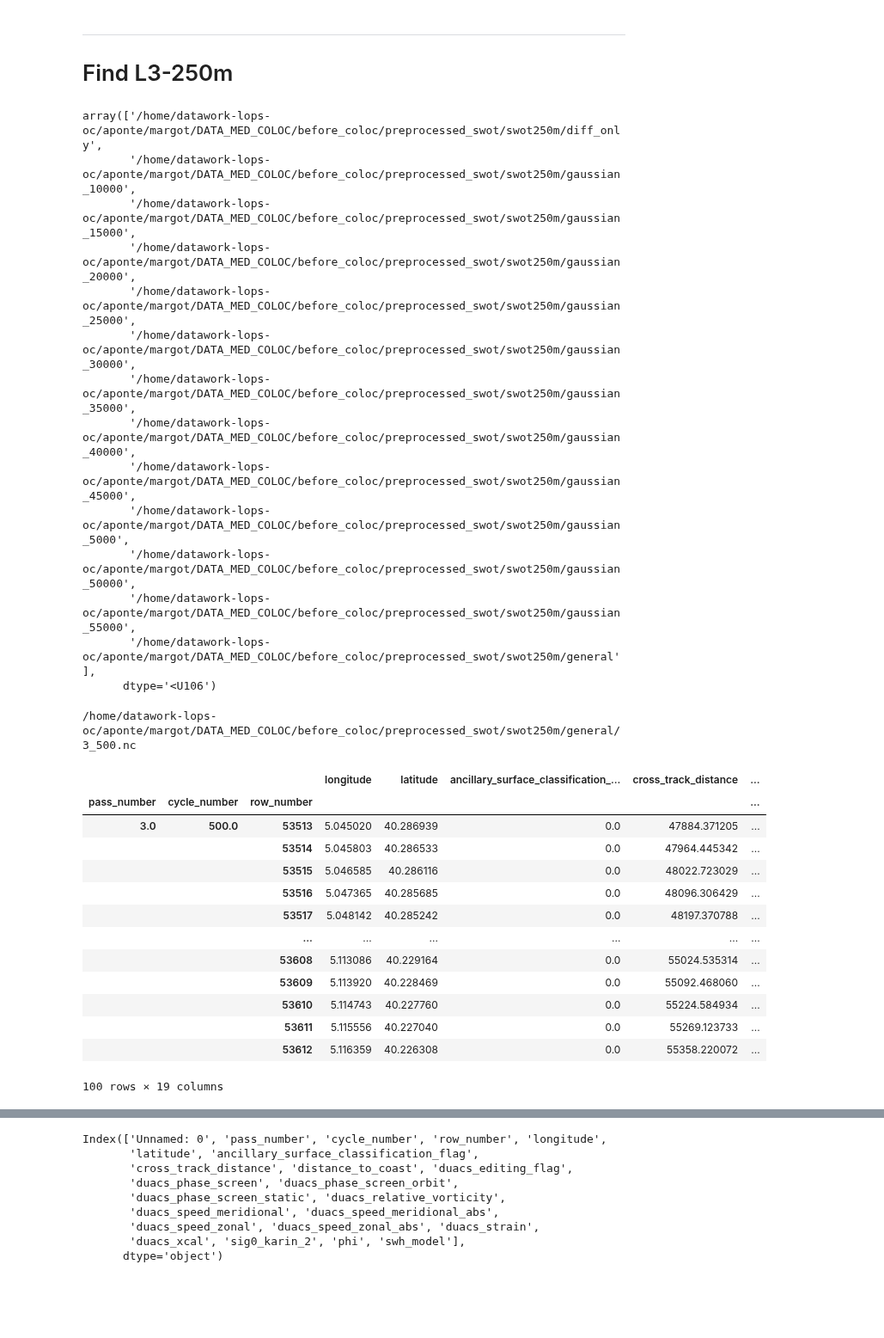
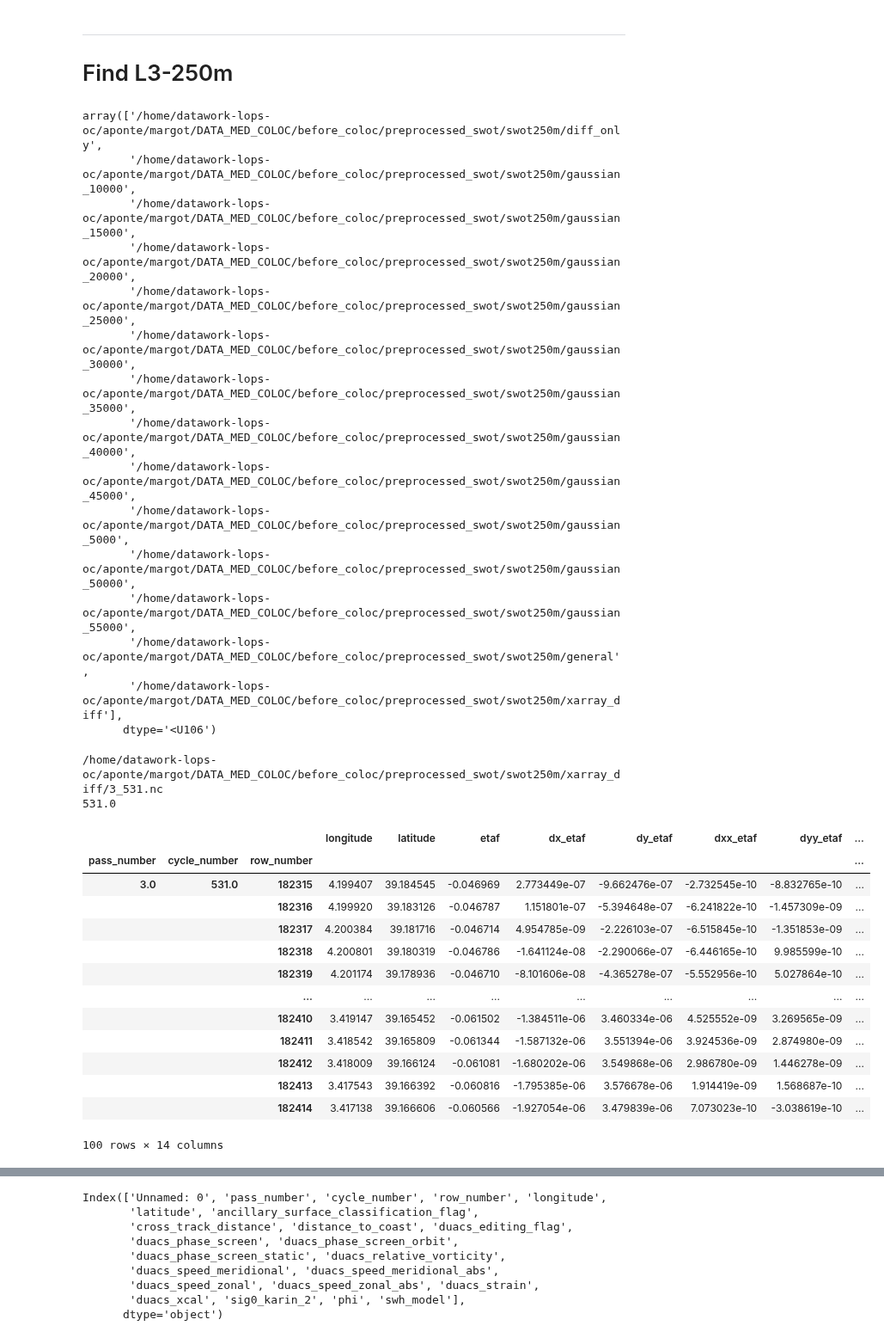
Before and after one commit to margot-demol/med_analysis, a Jupyter notebook: 02_coloc_files/02_csv_altimetry_coloc.ipynb, the cells around one changed output, grey strips where cells are left out. Shown at 86% size. Cells and saved outputs as stored; diff of their text form; code cells hidden in the pictures; blank space fills up the shorter version.

```diff
--- a/02_coloc_files/02_csv_altimetry_coloc.ipynb
+++ b/02_coloc_files/02_csv_altimetry_coloc.ipynb
@@ -131,8 +132,13 @@ variables =[#'ancillary_surface_classification_flag',
 # For swot 2km
 from swot import interp_dss, rotate
 def interp_coloc_one_cycle(dfr_, dsalti):#, vars_to_rotate=[]):
-    cycle = dfr_.cycle_number.mean()
-    dsalti_ = dsalti.sel(cycle_number = cycle)
+    cycle = dfr_.cycle_number.values.mean()
+    print(cycle)
+
+    if  'cycle_number' in dsalti :
+        dsalti_ = dsalti.sel(cycle_number = cycle)
+    else:
+        dsalti_ = dsalti
 
     # ATTENTION : NEED TO REMOVE VARIABLES FOR WHICH LONGITUDE, LATITUDE ARE NOT COORDS
     dropv = []
@@ -148,8 +154,7 @@ def interp_coloc_one_cycle(dfr_, dsalti):#, vars_to_rotate=[]):
     return df_out
 
 def coloc_swot2km_cycle(dfr, dsalti):
-
-    meta = interp_coloc_one_cycle(dfr[dfr.cycle_number==500].compute(), dsalti)
+    meta = interp_coloc_one_cycle(dfr[dfr.cycle_number==531].compute(), dsalti)
 
     df_out = dfr.groupby('cycle_number').apply(interp_coloc_one_cycle, dsalti, meta=meta)
     #DF = []
@@ -225,7 +208,7 @@ ___________
 # %%
 alti_files = glob(os.path.join(zarr_dir, 'before_coloc', 'preprocessed_swot', 'swot2km', '*', '*'))
 alti_files = [f.replace('pass3', 'pass*') for f in alti_files if 'pass3' in f]
-alti_files = [f for f in alti_files if ('general' in f) | ('diff_only' in f)]
+alti_files = [f for f in alti_files if ('general' in f) | ('xarray_diff' in f)]
 alti_files
 # %% [output]
 ['/home/datawork-lops-oc/aponte/margot/DATA_MED_COLOC/before_coloc/preprocessed_swot/swot2km/general/pass*_swot2km_general.nc',
@@ -236,9 +219,9 @@ alti_files
 for i in range(len(alti_files)) :
 
     path = alti_files[i].replace('/'.join(alti_files[i].split('/')[6:10]), 'coloc_files/alti').replace('pass*', 'alticoloc').replace('.nc', '_'+colocs_source)
-    #if os.path.isfile(path) :
-    #   print(f'file already exists : {path}')
-    #   continue
+    if os.path.isfile(path) :
+       print(f'file already exists : {path}')
+       continue
 
     # Alti files
     files = glob(alti_files[i])
@@ -297,40 +311,42 @@ array(['/home/datawork-lops-oc/aponte/margot/DATA_MED_COLOC/before_coloc/preproc
        '/home/datawork-lops-oc/aponte/margot/DATA_MED_COLOC/before_coloc/preprocessed_swot/swot250m/gaussian_5000',
        '/home/datawork-lops-oc/aponte/margot/DATA_MED_COLOC/before_coloc/preprocessed_swot/swot250m/gaussian_50000',
        '/home/datawork-lops-oc/aponte/margot/DATA_MED_COLOC/before_coloc/preprocessed_swot/swot250m/gaussian_55000',
-       '/home/datawork-lops-oc/aponte/margot/DATA_MED_COLOC/before_coloc/preprocessed_swot/swot250m/general'],
+       '/home/datawork-lops-oc/aponte/margot/DATA_MED_COLOC/before_coloc/preprocessed_swot/swot250m/general',
+       '/home/datawork-lops-oc/aponte/margot/DATA_MED_COLOC/before_coloc/preprocessed_swot/swot250m/xarray_diff'],
       dtype='<U106')
 # %%
 def wrapper_interp_one_cycle(df, dir_):
-    #print(df.keys)
+    #print(list(df.keys()))
     swath = int(df.reset_index().pass_number.mean())
     cycle = int(df.reset_index().cycle_number.mean())
     path = os.path.join(dir_, f'{int(swath)}_{int(cycle)}.nc')
     try :
         dsalti = xr.open_dataset(path)
         if 'phi' in dsalti : dsalti = dsalti.reset_coords(['phi'])
         print(path)
     except :
         assert False, path
-    dfout = interp_coloc_one_cycle(df, dsalti, int(cycle))
+    dfout = interp_coloc_one_cycle(df, dsalti)
     return dfout
 
 dir_ = alti_dir[-1]
-dfr = df.where((df.pass_number==3)&(df.cycle_number==500)).dropna().iloc[0:100]
+dfr = df.where((df.pass_number==3)&(df.cycle_number==531)).dropna().iloc[0:100]
 meta = dfr.groupby(['pass_number', 'cycle_number']).apply(wrapper_interp_one_cycle, dir_)
 meta
 # %% [output]
-/home/datawork-lops-oc/aponte/margot/DATA_MED_COLOC/before_coloc/preprocessed_swot/swot250m/general/3_500.nc
+/home/datawork-lops-oc/aponte/margot/DATA_MED_COLOC/before_coloc/preprocessed_swot/swot250m/xarray_diff/3_531.nc
+531.0
-|  |  |  | longitude | latitude | ancillary_surface_classification_... | cross_track_distance | ... |
-| pass_number | cycle_number | row_number |  |  |  |  | ... |
-| 3.0 | 500.0 | 53513 | 5.045020 | 40.286939 | 0.0 | 47884.371205 | ... |
-|  |  | 53514 | 5.045803 | 40.286533 | 0.0 | 47964.445342 | ... |
-|  |  | 53515 | 5.046585 | 40.286116 | 0.0 | 48022.723029 | ... |
-|  |  | 53516 | 5.047365 | 40.285685 | 0.0 | 48096.306429 | ... |
-|  |  | 53517 | 5.048142 | 40.285242 | 0.0 | 48197.370788 | ... |
-|  |  | ... | ... | ... | ... | ... | ... |
-|  |  | 53608 | 5.113086 | 40.229164 | 0.0 | 55024.535314 | ... |
-|  |  | 53609 | 5.113920 | 40.228469 | 0.0 | 55092.468060 | ... |
-|  |  | 53610 | 5.114743 | 40.227760 | 0.0 | 55224.584934 | ... |
-|  |  | 53611 | 5.115556 | 40.227040 | 0.0 | 55269.123733 | ... |
-|  |  | 53612 | 5.116359 | 40.226308 | 0.0 | 55358.220072 | ... |
+|  |  |  | longitude | latitude | etaf | dx_etaf | dy_etaf | dxx_etaf | dyy_etaf | ... |
+| pass_number | cycle_number | row_number |  |  |  |  |  |  |  | ... |
+| 3.0 | 531.0 | 182315 | 4.199407 | 39.184545 | -0.046969 | 2.773449e-07 | -9.662476e-07 | -2.732545e-10 | -8.832765e-10 | ... |
+|  |  | 182316 | 4.199920 | 39.183126 | -0.046787 | 1.151801e-07 | -5.394648e-07 | -6.241822e-10 | -1.457309e-09 | ... |
+|  |  | 182317 | 4.200384 | 39.181716 | -0.046714 | 4.954785e-09 | -2.226103e-07 | -6.515845e-10 | -1.351853e-09 | ... |
+|  |  | 182318 | 4.200801 | 39.180319 | -0.046786 | -1.641124e-08 | -2.290066e-07 | -6.446165e-10 | 9.985599e-10 | ... |
+|  |  | 182319 | 4.201174 | 39.178936 | -0.046710 | -8.101606e-08 | -4.365278e-07 | -5.552956e-10 | 5.027864e-10 | ... |
+|  |  | ... | ... | ... | ... | ... | ... | ... | ... | ... |
+|  |  | 182410 | 3.419147 | 39.165452 | -0.061502 | -1.384511e-06 | 3.460334e-06 | 4.525552e-09 | 3.269565e-09 | ... |
+|  |  | 182411 | 3.418542 | 39.165809 | -0.061344 | -1.587132e-06 | 3.551394e-06 | 3.924536e-09 | 2.874980e-09 | ... |
+|  |  | 182412 | 3.418009 | 39.166124 | -0.061081 | -1.680202e-06 | 3.549868e-06 | 2.986780e-09 | 1.446278e-09 | ... |
+|  |  | 182413 | 3.417543 | 39.166392 | -0.060816 | -1.795385e-06 | 3.576678e-06 | 1.914419e-09 | 1.568687e-10 | ... |
+|  |  | 182414 | 3.417138 | 39.166606 | -0.060566 | -1.927054e-06 | 3.479839e-06 | 7.073023e-10 | -3.038619e-10 | ... |
-100 rows × 19 columns
+100 rows × 14 columns
```
Also changed, not shown: parts of 10 cells of this notebook, 43 other files.
